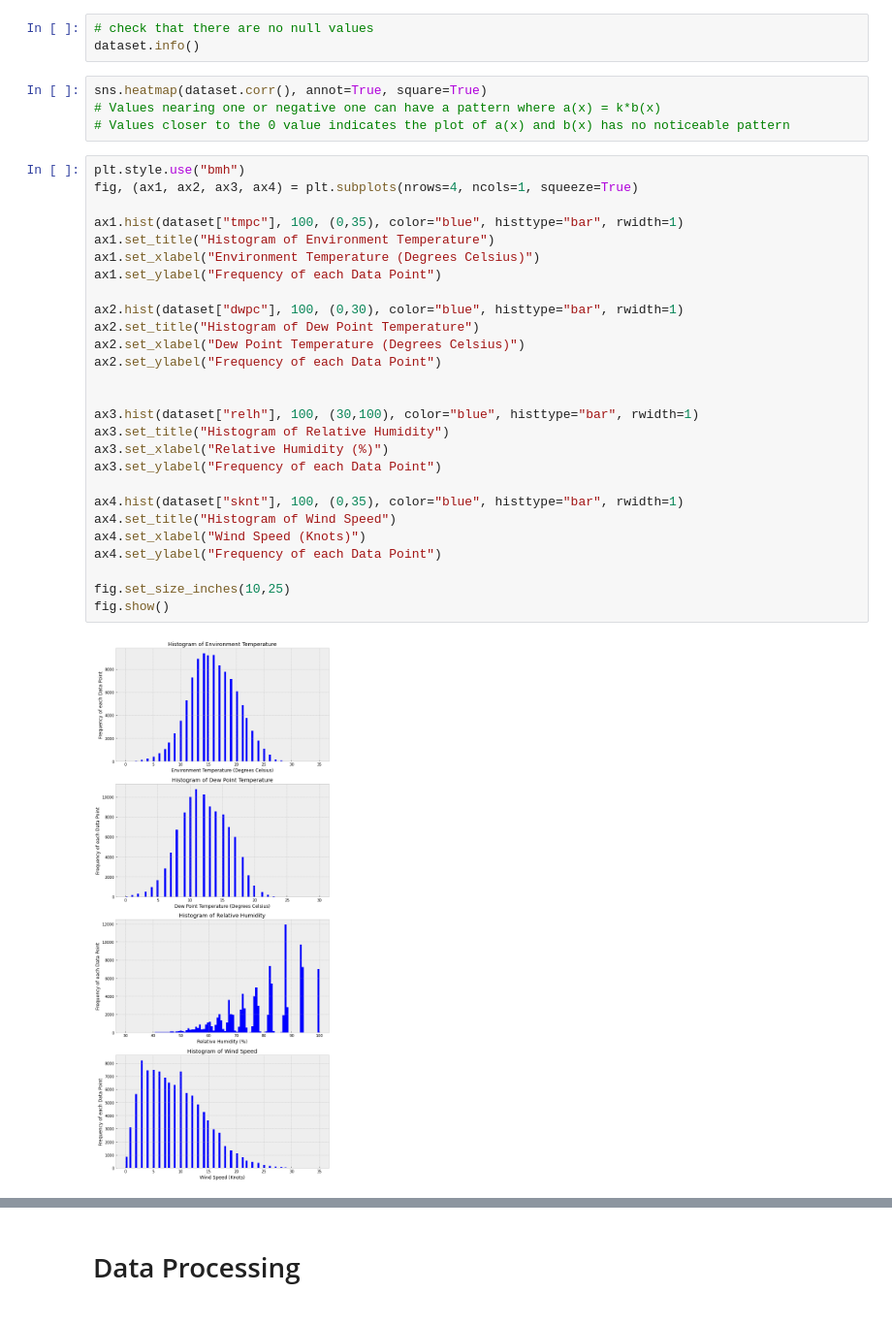
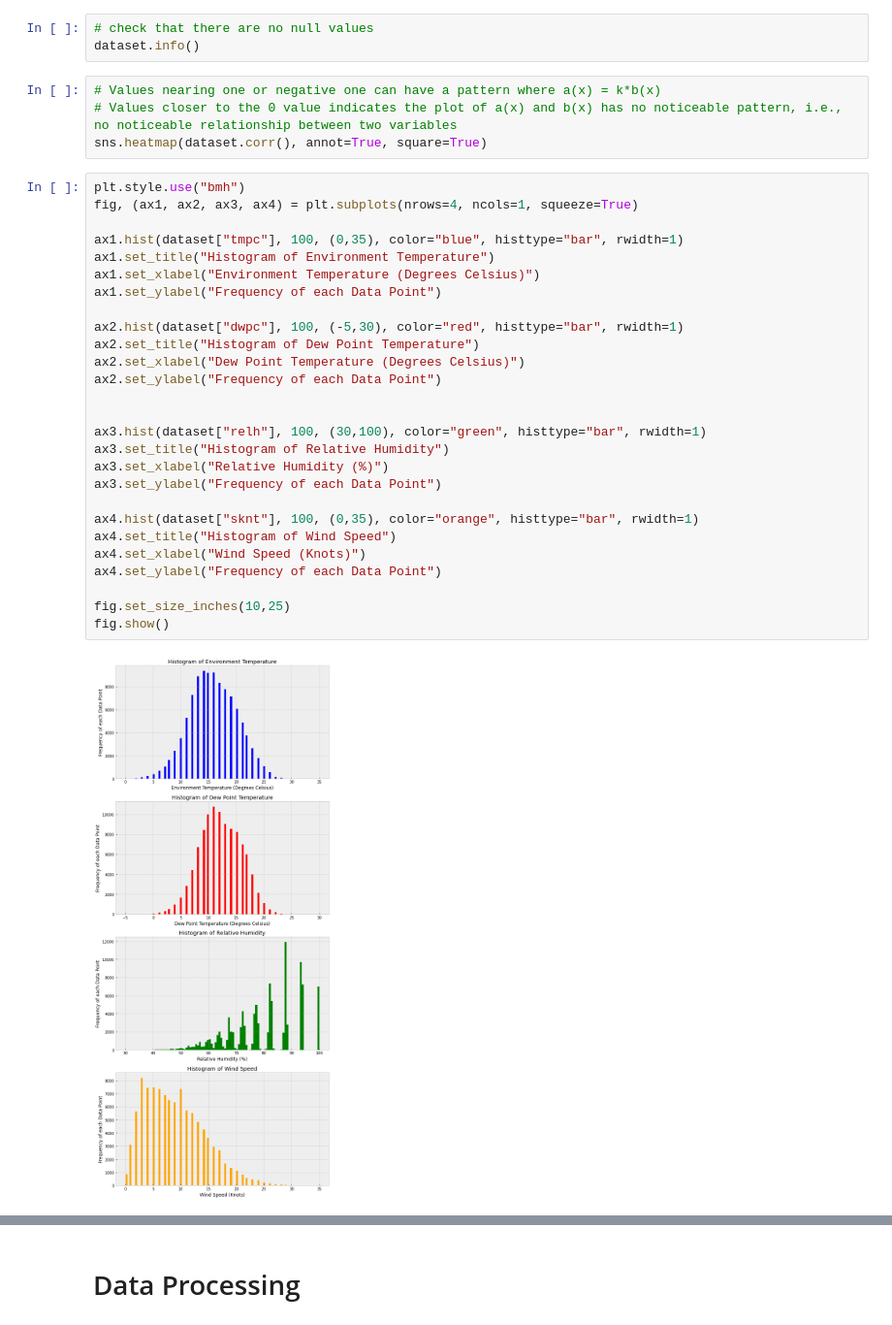
Before and after one commit to mwon369/MSA-Phase-2-2022-Data-Science-Project, a Jupyter notebook: submission.ipynb, the cells around one changed output, grey strips where cells are left out. Shown at 97% size. Cells and saved outputs as stored; diff of their text form.

Commit message:
Added comments on the dataset to Part 1 (EDA)

```diff
--- a/submission.ipynb
+++ b/submission.ipynb
@@ -19,35 +29,35 @@ dataset.describe()
 # check that there are no null values
 dataset.info()
 # %%
+# Values nearing one or negative one can have a pattern where a(x) = k*b(x)
+# Values closer to the 0 value indicates the plot of a(x) and b(x) has no noticeable pattern, i.e., no noticeable relationship between two variables
 sns.heatmap(dataset.corr(), annot=True, square=True)
-# Values nearing one or negative one can have a pattern where a(x) = k*b(x)
-# Values closer to the 0 value indicates the plot of a(x) and b(x) has no noticeable pattern
 # %%
 plt.style.use("bmh")
 fig, (ax1, ax2, ax3, ax4) = plt.subplots(nrows=4, ncols=1, squeeze=True)
 
 ax1.hist(dataset["tmpc"], 100, (0,35), color="blue", histtype="bar", rwidth=1)
 ax1.set_title("Histogram of Environment Temperature")
 ax1.set_xlabel("Environment Temperature (Degrees Celsius)")
 ax1.set_ylabel("Frequency of each Data Point")
 
-ax2.hist(dataset["dwpc"], 100, (0,30), color="blue", histtype="bar", rwidth=1)
+ax2.hist(dataset["dwpc"], 100, (-5,30), color="red", histtype="bar", rwidth=1)
 ax2.set_title("Histogram of Dew Point Temperature")
 ax2.set_xlabel("Dew Point Temperature (Degrees Celsius)")
 ax2.set_ylabel("Frequency of each Data Point")
 
 
-ax3.hist(dataset["relh"], 100, (30,100), color="blue", histtype="bar", rwidth=1)
+ax3.hist(dataset["relh"], 100, (30,100), color="green", histtype="bar", rwidth=1)
 ax3.set_title("Histogram of Relative Humidity")
 ax3.set_xlabel("Relative Humidity (%)")
 ax3.set_ylabel("Frequency of each Data Point")
 
-ax4.hist(dataset["sknt"], 100, (0,35), color="blue", histtype="bar", rwidth=1)
+ax4.hist(dataset["sknt"], 100, (0,35), color="orange", histtype="bar", rwidth=1)
 ax4.set_title("Histogram of Wind Speed")
 ax4.set_xlabel("Wind Speed (Knots)")
 ax4.set_ylabel("Frequency of each Data Point")
 
 fig.set_size_inches(10,25)
 fig.show()
 # %% [output]
-[figure, old version]
+[figure, new version]
```
Also changed, not shown: parts of 2 cells of this notebook.
